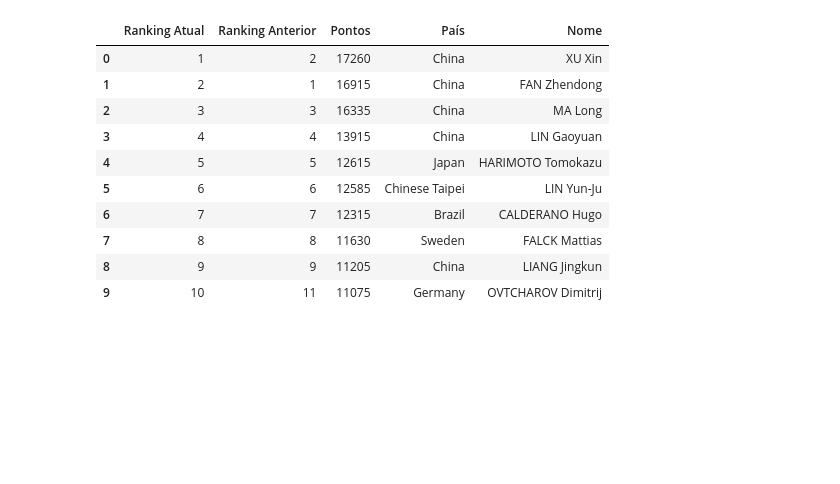
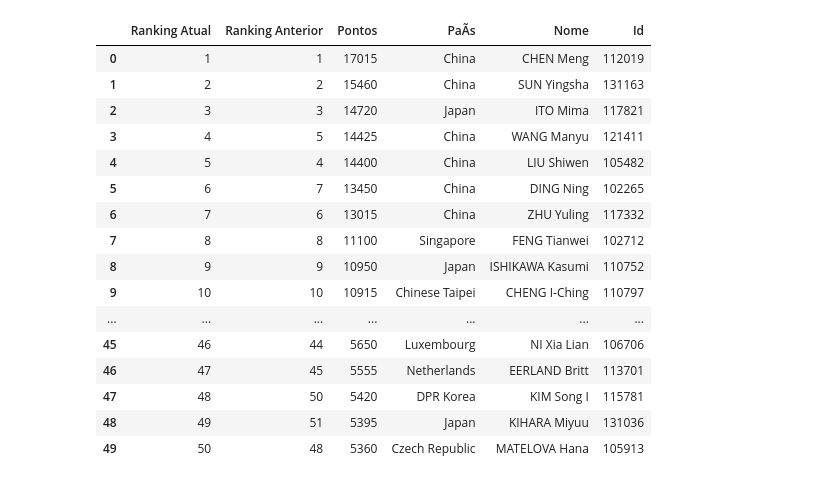
Before and after one commit to leo-smi/ITTF_Top100_Ranking_Scraping_Table, a Jupyter notebook: Ranking_ITTF_TOP100.ipynb, the cells around one changed output. Cells and saved outputs as stored; diff of their text form; code cells hidden in the pictures; blank space fills up the shorter version.

```diff
--- a/Ranking_ITTF_TOP100.ipynb
+++ b/Ranking_ITTF_TOP100.ipynb
@@ -39,33 +66,20 @@ df.head(10)
-# %%
-html_homens   = urllib.request.urlopen('https://ranking.ittf.com/public/s/ranking/list?category=SEN&typeGender=M%3BSINGLES&year=2020&week=6&offset=0&size=100').read()
-
-soup = bs.BeautifulSoup(html_homens, 'lxml') # pega so o html
-soup = soup.find("p").get_text('') # pega o json dentro e tira as aspas -> <p>'json'</p>
-json_top100 = json.loads(soup)
-json_top100 = json_top100['ranks']
-
-nome, pais, pontos, rank_atual, rank_anterior = [], [], [], [], []
-
-for elemento in json_top100:
-    rank_anterior.append(elemento['PrevRk'])
-    rank_atual.append(elemento['Rk'])
-    pontos.append(elemento['Points'])
-    pais.append(elemento['Country']['desc'])
-    nome.append(elemento['Player']['Name'])
-
-df = pd.DataFrame([rank_atual, rank_anterior, pontos, pais, nome]).T
-colunas = ['Ranking Atual','Ranking Anterior', 'Pontos', 'País', 'Nome']
-df.columns = colunas
-df.head(10)
-# %% [output]
-|  | Ranking Atual | Ranking Anterior | Pontos | País | Nome |
-| 0 | 1 | 2 | 17260 | China | XU Xin |
-| 1 | 2 | 1 | 16915 | China | FAN Zhendong |
-| 2 | 3 | 3 | 16335 | China | MA Long |
-| 3 | 4 | 4 | 13915 | China | LIN Gaoyuan |
-| 4 | 5 | 5 | 12615 | Japan | HARIMOTO Tomokazu |
-| 5 | 6 | 6 | 12585 | Chinese Taipei | LIN Yun-Ju |
-| 6 | 7 | 7 | 12315 | Brazil | CALDERANO Hugo |
-| 7 | 8 | 8 | 11630 | Sweden | FALCK Mattias |
-| 8 | 9 | 9 | 11205 | China | LIANG Jingkun |
-| 9 | 10 | 11 | 11075 | Germany | OVTCHAROV Dimitrij |
+# %%
+ranking(html_mulheres, 50)
+# %% [output]
+|  | Ranking Atual | Ranking Anterior | Pontos | PaÃ­s | Nome | Id |
+| 0 | 1 | 1 | 17015 | China | CHEN Meng | 112019 |
+| 1 | 2 | 2 | 15460 | China | SUN Yingsha | 131163 |
+| 2 | 3 | 3 | 14720 | Japan | ITO Mima | 117821 |
+| 3 | 4 | 5 | 14425 | China | WANG Manyu | 121411 |
+| 4 | 5 | 4 | 14400 | China | LIU Shiwen | 105482 |
+| 5 | 6 | 7 | 13450 | China | DING Ning | 102265 |
+| 6 | 7 | 6 | 13015 | China | ZHU Yuling | 117332 |
+| 7 | 8 | 8 | 11100 | Singapore | FENG Tianwei | 102712 |
+| 8 | 9 | 9 | 10950 | Japan | ISHIKAWA Kasumi | 110752 |
+| 9 | 10 | 10 | 10915 | Chinese Taipei | CHENG I-Ching | 110797 |
+| ... | ... | ... | ... | ... | ... | ... |
+| 45 | 46 | 44 | 5650 | Luxembourg | NI Xia Lian | 106706 |
+| 46 | 47 | 45 | 5555 | Netherlands | EERLAND Britt | 113701 |
+| 47 | 48 | 50 | 5420 | DPR Korea | KIM Song I | 115781 |
+| 48 | 49 | 51 | 5395 | Japan | KIHARA Miyuu | 131036 |
+| 49 | 50 | 48 | 5360 | Czech Republic | MATELOVA Hana | 105913 |
```
Also changed, not shown: parts of 3 cells of this notebook.
